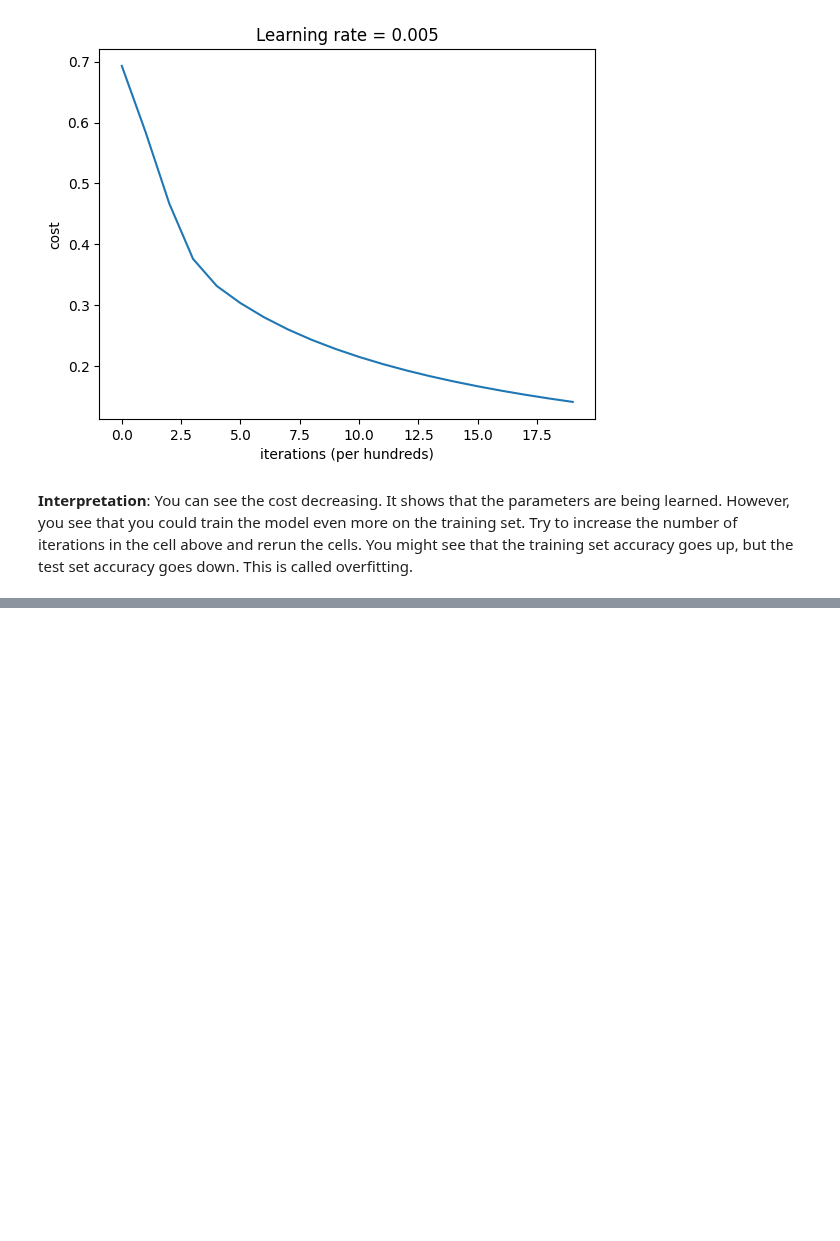
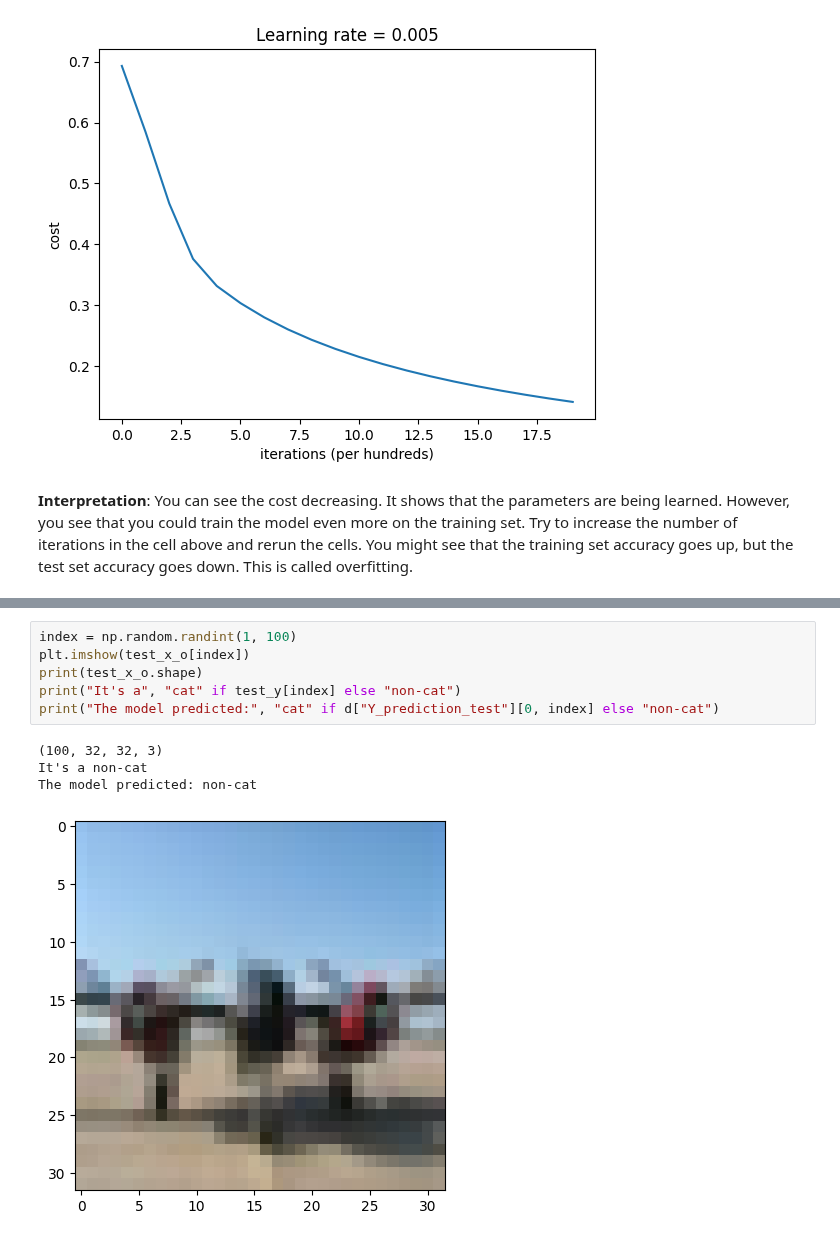
Before and after one commit to LuisR-jpg/Artificial-Intelligence---UP, a Jupyter notebook: Machine Learning II/code/Logistic_Regression_with_a_Neural_Network.ipynb, the cells around one changed output, grey strips where cells are left out. Drawn from its saved outputs; the diff is of its cells as text; blank space fills up the shorter version.

```diff
--- a/Machine Learning II/code/Logistic_Regression_with_a_Neural_Network.ipynb
+++ b/Machine Learning II/code/Logistic_Regression_with_a_Neural_Network.ipynb
@@ -696,0 +785,11 @@ You can see the cost decreasing. It shows that the parameters are being learned.
+# %%
+index = np.random.randint(1, 100)
+plt.imshow(test_x_o[index])
+print(test_x_o.shape)
+print("It's a", "cat" if test_y[index] else "non-cat")
+print("The model predicted:", "cat" if d["Y_prediction_test"][0, index] else "non-cat")
+# %% [output]
+(100, 32, 32, 3)
+It's a non-cat
+The model predicted: non-cat
+[figure, added]
```
Also changed, not shown: parts of 11 cells of this notebook, 7 other files.
